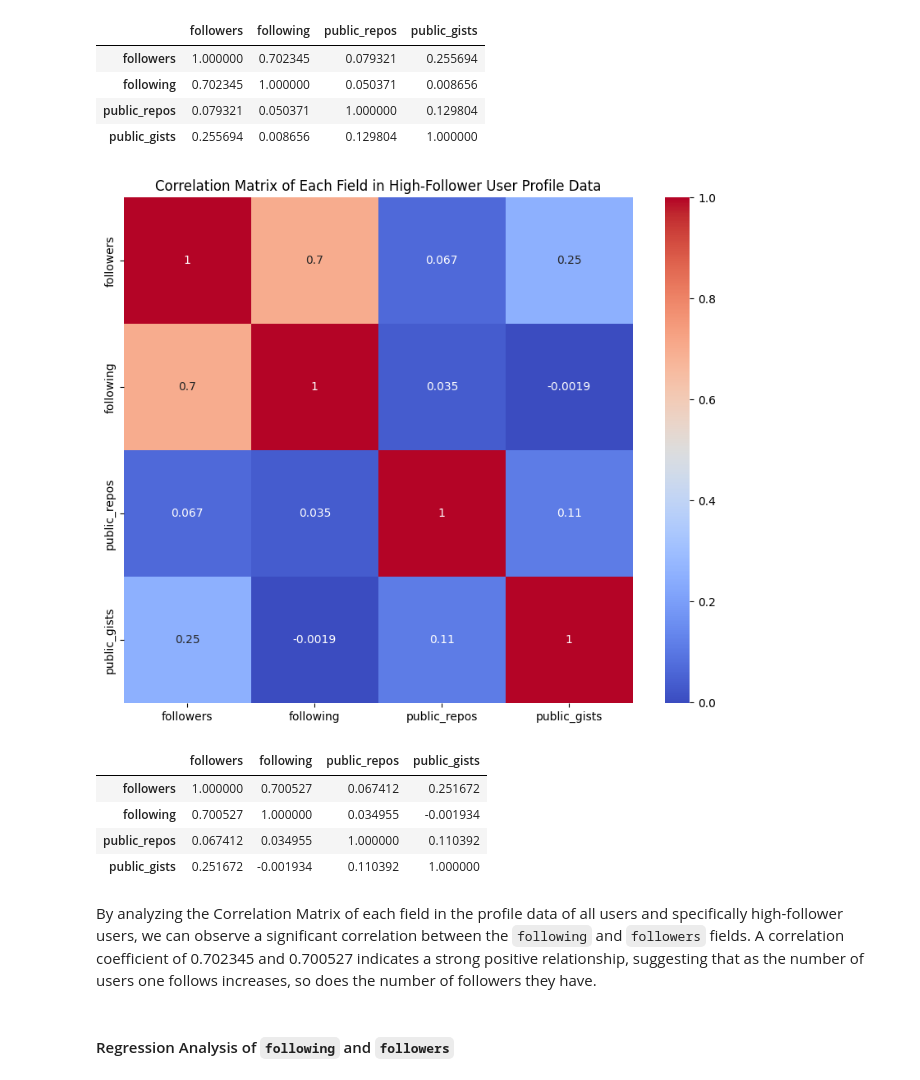
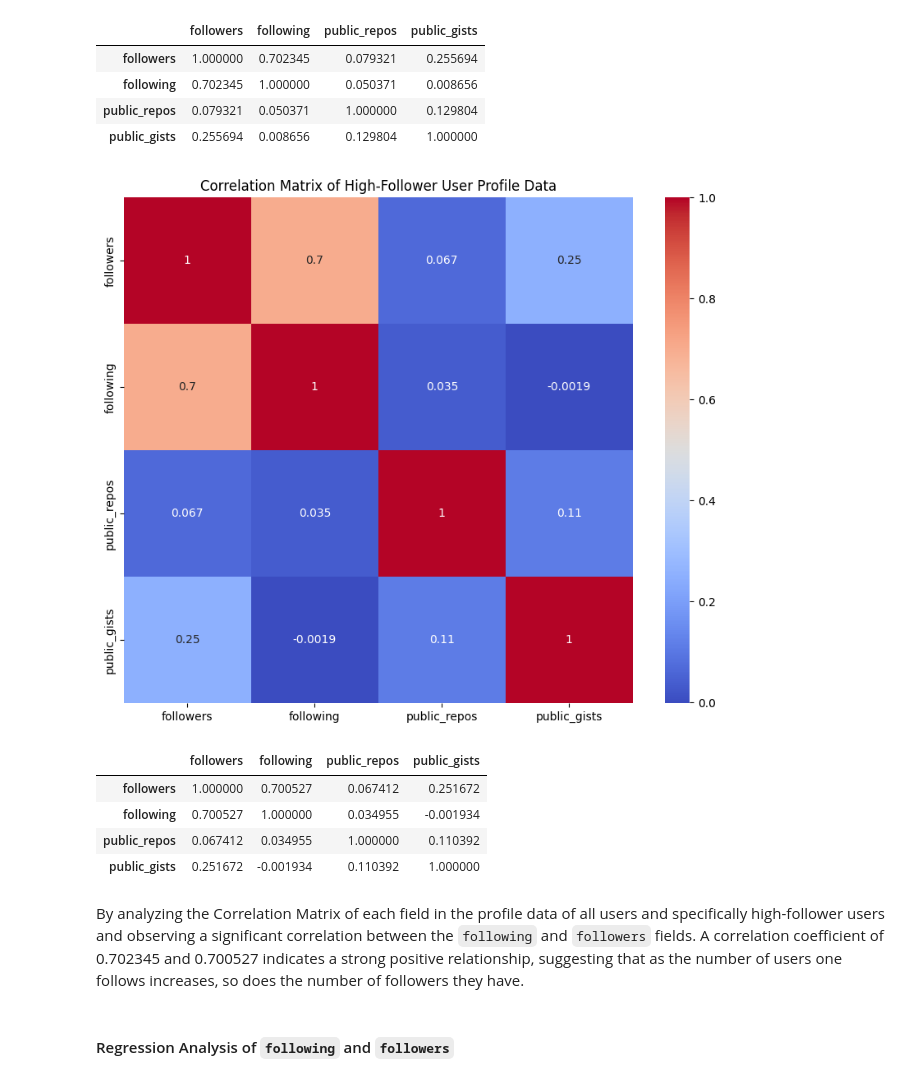
Before and after one commit to kritserv/analyze-how-python-developer-use-github, a Jupyter notebook: data_analysis.ipynb, the cells around one changed output. Drawn from its saved outputs; the diff is of its cells as text; code cells hidden in the pictures.

```diff
--- a/data_analysis.ipynb
+++ b/data_analysis.ipynb
@@ -97,9 +115,9 @@ corr
 | public_repos | 0.079321 | 0.050371 | 1.000000 | 0.129804 |
 | public_gists | 0.255694 | 0.008656 | 0.129804 | 1.000000 |
 # %%
-corr = PlotCorr(SelectNumericColumn(high_follower_users), title='Correlation Matrix of Each Field in High-Follower User Profile Data')
+corr = PlotCorr(SelectNumericColumn(high_follower_users), title='Correlation Matrix of High-Follower User Profile Data')
 # %% [output]
-[figure, old version]
+[figure, new version]
 # %%
 corr
 # %% [output]
@@ -109,7 +127,7 @@ corr
 | public_repos | 0.067412 | 0.034955 | 1.000000 | 0.110392 |
 | public_gists | 0.251672 | -0.001934 | 0.110392 | 1.000000 |
 # %% [markdown]
-By analyzing the Correlation Matrix of each field in the profile data of all users and specifically high-follower users, we can observe a significant correlation between the `following` and `followers` fields. A correlation coefficient of 0.702345 and 0.700527 indicates a strong positive relationship, suggesting that as the number of users one follows increases, so does the number of followers they have.
+By analyzing the Correlation Matrix of each field in the profile data of all users and specifically high-follower users and observing a significant correlation between the `following` and `followers` fields. A correlation coefficient of 0.702345 and 0.700527 indicates a strong positive relationship, suggesting that as the number of users one follows increases, so does the number of followers they have.
 # %% [markdown]
 #### Regression Analysis of `following` and `followers`
 # %%
```
Also changed, not shown: parts of 40 cells of this notebook.
